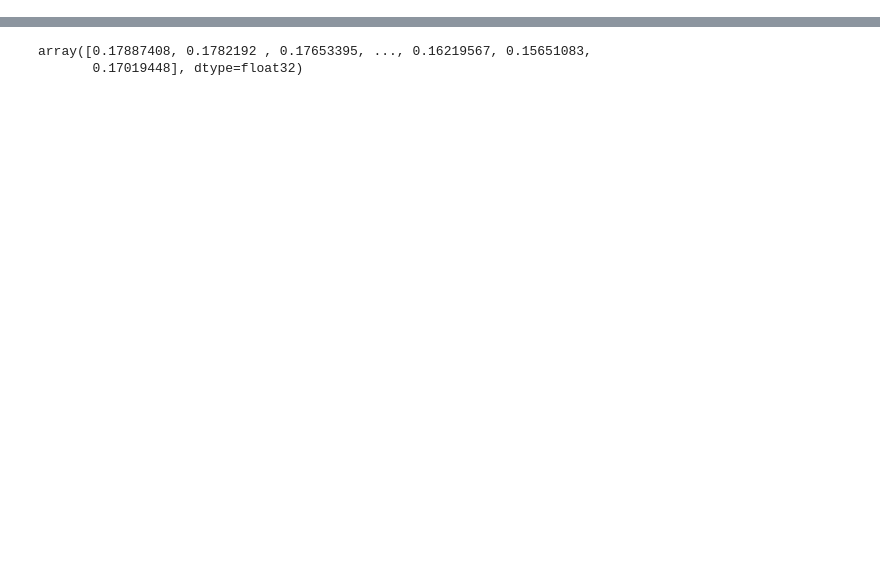
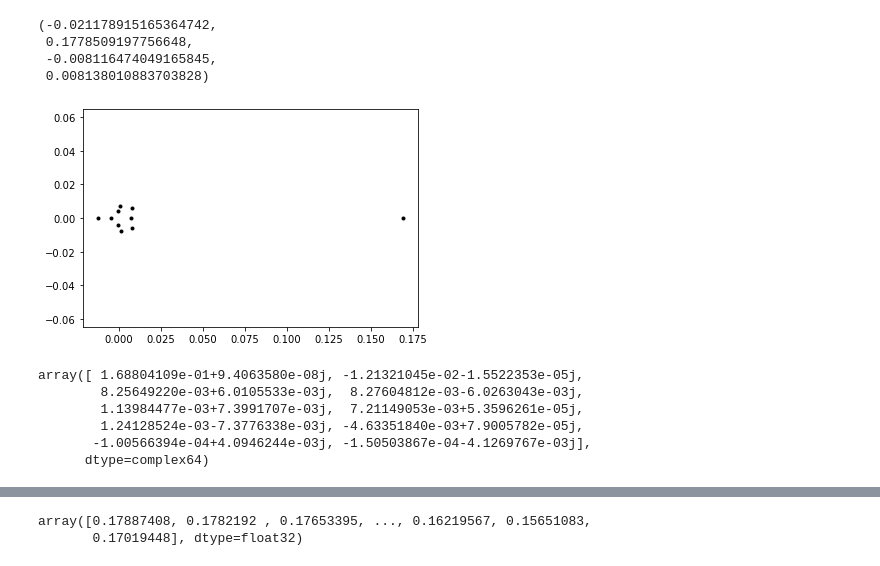
Before and after one commit to Machine-Learning-Dynamical-Systems/kooplearn, a Jupyter notebook: examples/md_chignolin/test.ipynb, the cells around one changed output, grey strips where cells are left out. Saved outputs shown, nothing was run; the diff lists cells and outputs as text; code cells hidden in the pictures; blank space fills up the shorter version.

```diff
--- a/examples/md_chignolin/test.ipynb
+++ b/examples/md_chignolin/test.ipynb
@@ -93,0 +81,7 @@ fes = f(0)
+# %%
+folded_state_mask = fes < 0.5
+folded_inputs = inputs[folded_state_mask]
+folded_evolved_inputs = evolved_inputs[folded_state_mask]
+folded_kernel = RBF(length_scale=5, unit_cell_length=unit_cell_length)
+# %%
+folded_evals, folded_evecs = reduced_rank_regression(folded_inputs, folded_evolved_inputs, folded_kernel, 10, regularizer=1e-2, backend='keops')
@@ -93,0 +106,18 @@ fes = f(0)
+# %%
+plt.plot(np.real(folded_evals), np.imag(folded_evals), 'k.')
+plt.axis("equal")
+# %% [output]
+(-0.021178915165364742,
+ 0.1778509197756648,
+ -0.008116474049165845,
+ 0.008138010883703828)
+[figure, added]
+# %%
+folded_evals
+# %% [output]
+array([ 1.68804109e-01+9.4063580e-08j, -1.21321045e-02-1.5522353e-05j,
+        8.25649220e-03+6.0105533e-03j,  8.27604812e-03-6.0263043e-03j,
+        1.13984477e-03+7.3991707e-03j,  7.21149053e-03+5.3596261e-05j,
+        1.24128524e-03-7.3776338e-03j, -4.63351840e-03+7.9005782e-05j,
+       -1.00566394e-04+4.0946244e-03j, -1.50503867e-04-4.1269767e-03j],
+      dtype=complex64)
```
Also changed, not shown: parts of 18 cells of this notebook.
